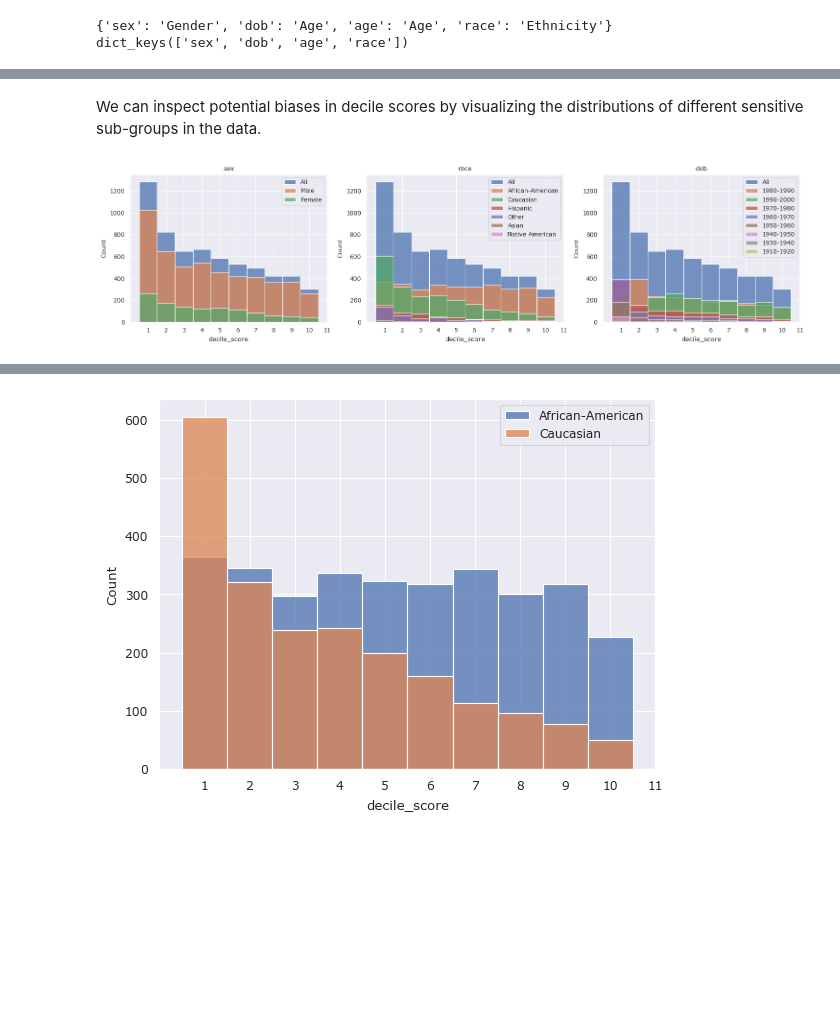
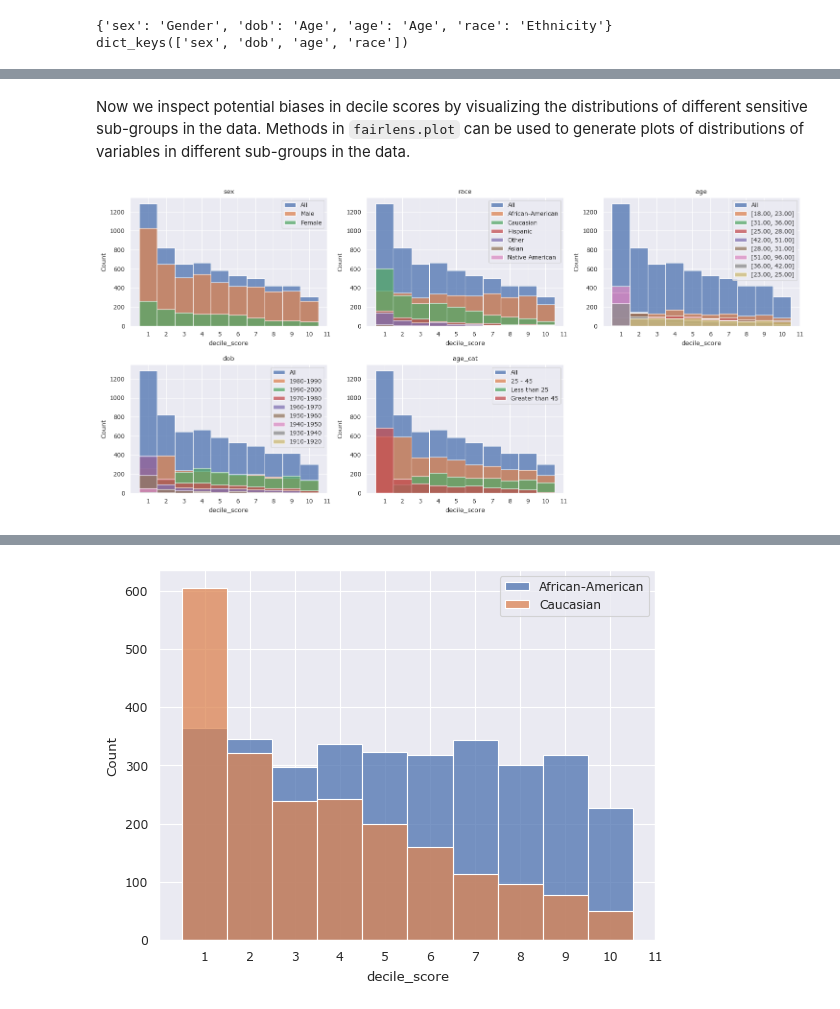
Before and after one commit to synthesized-io/fairlens, a Jupyter notebook: notebooks/compas.ipynb, the cells around one changed output, grey strips where cells are left out. Cells and saved outputs as stored; diff of their text form; code cells hidden in the pictures; blank space fills up the shorter version.

```diff
--- a/notebooks/compas.ipynb
+++ b/notebooks/compas.ipynb
@@ -35,7 +36,7 @@ df = df[(df["days_b_screening_arrest"] <= 30)
             & (df["days_b_screening_arrest"] >= -30)
             & (df["is_recid"] != -1)
             & (df["c_charge_degree"] != 'O')
-            & (df["score_text"] != 'N/A')].reset_index()
+            & (df["score_text"] != 'N/A')].reset_index(drop=True)
 
 df
 # %% [output]
@@ -66,11 +84,13 @@ dict_keys(['sex', 'dob', 'age', 'race'])
 # %% [markdown]
-We can inspect potential biases in decile scores by visualizing the distributions of different sensitive
-sub-groups in the data.
+Now we inspect potential biases in decile scores by visualizing the distributions of different sensitive
+sub-groups in the data. Methods in `fairlens.plot` can be used to generate plots of distributions of variables
+in different sub-groups in the data.
 # %%
 target_attribute = "decile_score"
+sensitive_attributes = ["sex", "race", "age", "dob", "age_cat"]
 
 fl.plot.use_style()
-fl.plot.mult_distr_plot(df, target_attribute, ["sex", "race", "dob"])
+fl.plot.mult_distr_plot(df, target_attribute, sensitive_attributes)
 plt.show()
 # %% [output]
-[figure, old version]
+[figure, new version]
```
Also changed, not shown: parts of 23 cells of this notebook, 1 other file.
